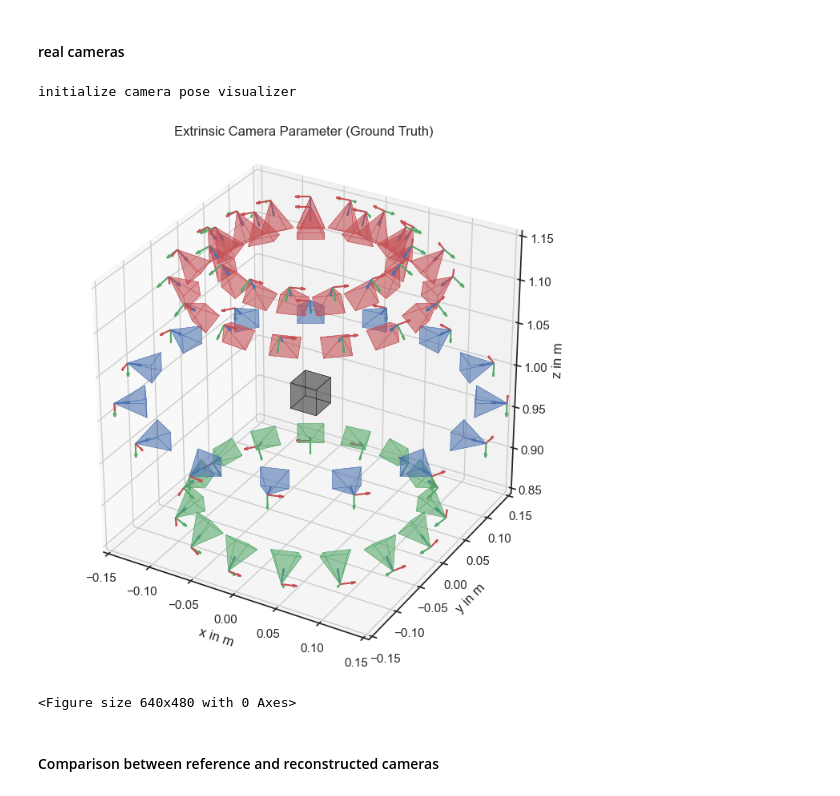
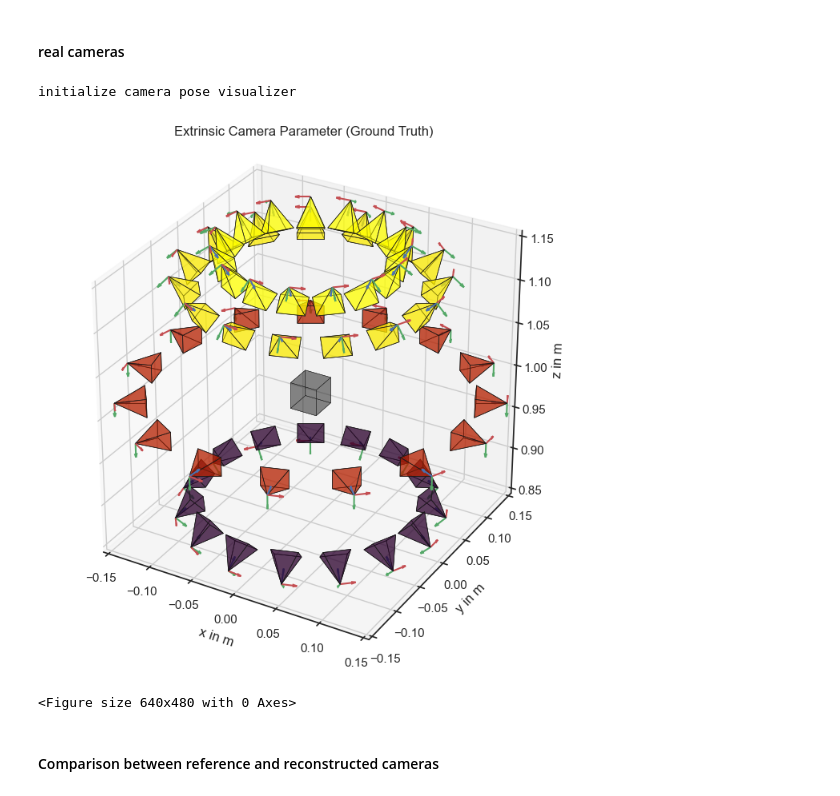
Before and after one commit to tobiashead/synthetic-pipeline-for-3d-reconstruction-of-falling-particles, a Jupyter notebook: pipeline_evaluation.ipynb, the cells around one changed output. Saved outputs shown, nothing was run; the diff lists cells and outputs as text; code cells hidden in the pictures.

```diff
--- a/pipeline_evaluation.ipynb
+++ b/pipeline_evaluation.ipynb
@@ -199,26 +203,26 @@ for i, cam in enumerate(cams_rec): cam.Transformation2WorldCoordinateSystem(T);
 # %%
 importlib.reload(sys.modules['src.camera_pose_visualizer']) if 'src.camera_pose_visualizer' in sys.modules else None
 from src.camera_pose_visualizer import CameraPoseVisualizer
 
 # define parameters @TODO -->  Load automatically
 focal_length = 16*10**(-3)
 sensor_width = 7.12*10**(-3)
 aspect_ratio = 7.12/5.33
 
 scale = 2
 
 # visualize cameras
 visualizer = CameraPoseVisualizer([-0.15, 0.15], [-0.15, 0.15], [0.85, 1.15])
-visualizer.load_cameras(cams_ref,focal_length,aspect_ratio,sensor_width,scale)
+visualizer.load_cameras(cams_ref,focal_length,aspect_ratio,sensor_width,scale,alpha=0.5,DrawCoordSystem=True,colormap='gnuplot')
 visualizer.load_cube(cams_ref)
 ###matplotlib inline
 ##%matplotlib qt
 visualizer.show('Extrinsic Camera Parameter (Ground Truth)')
 path = evaluation_path / "Extrinsics_cams_reference"
 visualizer.save(path)
 # %% [output]
 initialize camera pose visualizer
-[figure, old version]
+[figure, new version]
 <Figure size 640x480 with 0 Axes>
 # %% [markdown]
 #### Comparison between reference and reconstructed cameras
```
Also changed, not shown: parts of 11 cells of this notebook, 2 other files.
